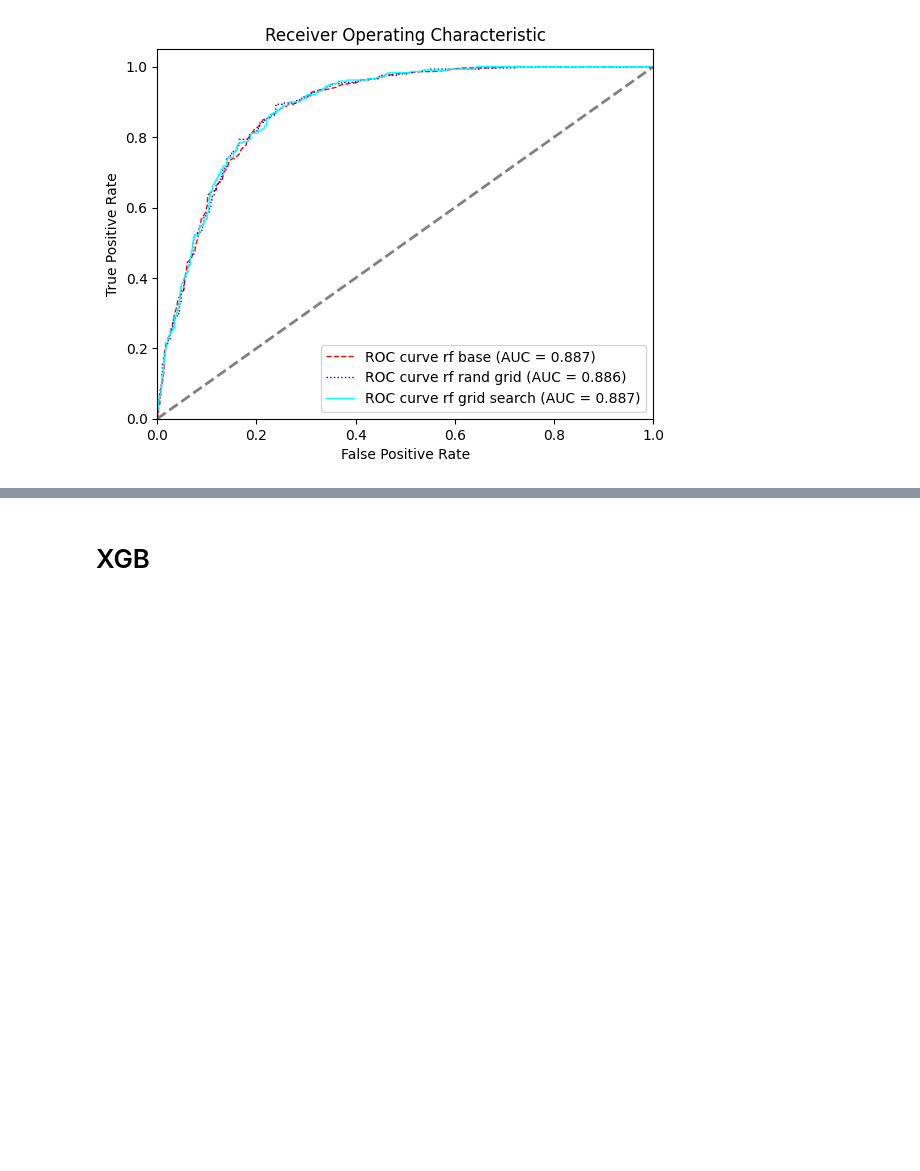
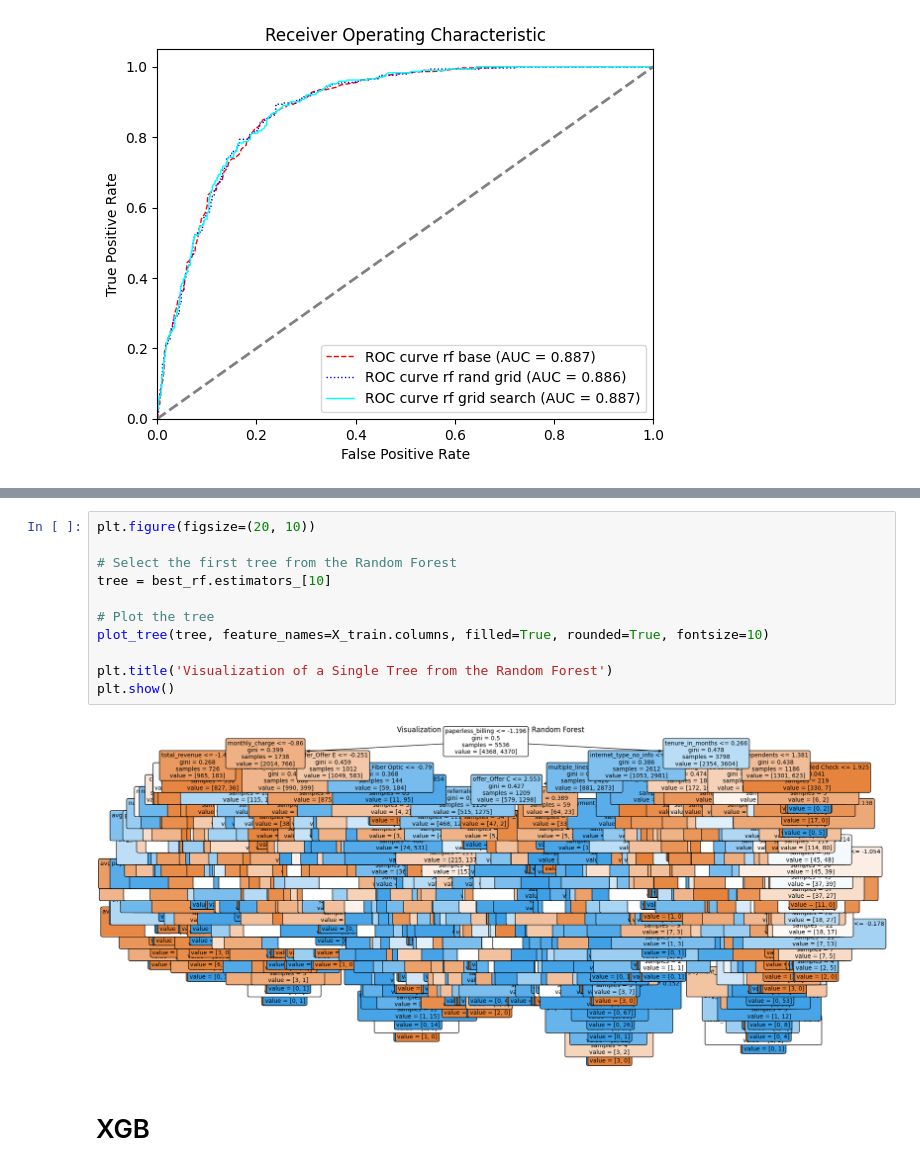
Before and after one commit to GrzegKrajewski/Masters_churn, a Jupyter notebook: code_masters_gk copy.ipynb, the cells around one changed output, grey strips where cells are left out. Saved outputs shown, nothing was run; the diff lists cells and outputs as text; blank space fills up the shorter version.

```diff
--- a/code_masters_gk copy.ipynb
+++ b/code_masters_gk copy.ipynb
@@ -1698,3 +1777,16 @@ plt.show()
+# %%
+plt.figure(figsize=(20, 10))
+
+# Select the first tree from the Random Forest
+tree = best_rf.estimators_[10]
+
+# Plot the tree
+plot_tree(tree, feature_names=X_train.columns, filled=True, rounded=True, fontsize=10)
+
+plt.title('Visualization of a Single Tree from the Random Forest')
+plt.show()
+# %% [output]
+[figure, added]
 # %% [markdown]
 # XGB
 # %%
```
Also changed, not shown: parts of 21 cells of this notebook.
